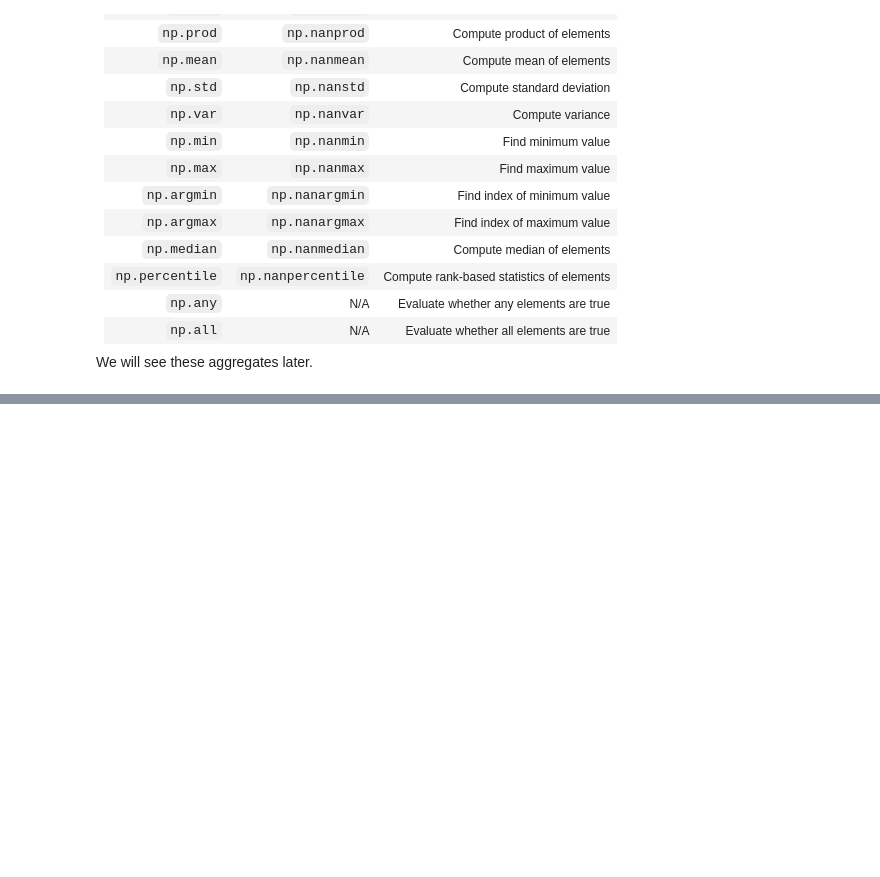
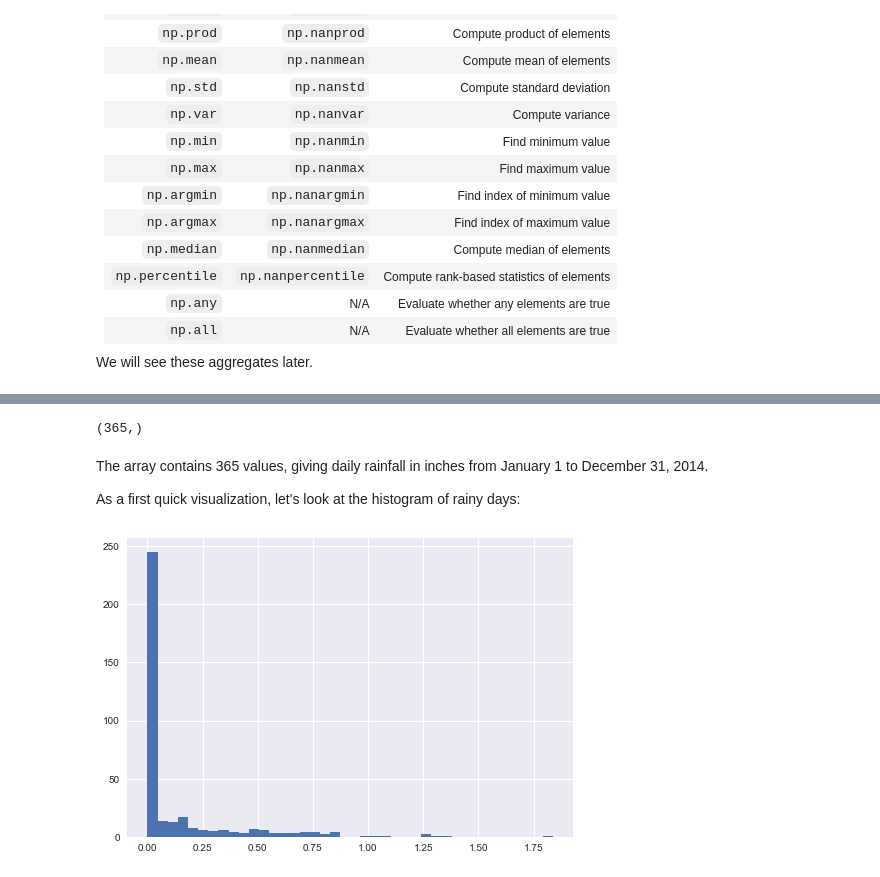
Before and after one commit to mohankgaddam/eas503ubcourse, a Jupyter notebook: notebooks/Numpy.ipynb, the cells around one changed output, grey strips where cells are left out. Saved outputs shown, nothing was run; the diff lists cells and outputs as text; code cells hidden in the pictures; blank space fills up the shorter version.

Commit message:
Full Numpy Notebook

```diff
--- a/notebooks/Numpy.ipynb
+++ b/notebooks/Numpy.ipynb
@@ -993,0 +1295,20 @@ We will see these aggregates later.
+# %%
+import numpy as np
+import csv
+
+rainfall = []
+with open('data/Seattle2014.csv') as f:
+    rd = csv.reader(f)
+    next(f)
+    for row in rd:
+        rainfall.append(float(row[3]))
+rainfall = np.array(rainfall)
+
+inches = rainfall / 254.0  # 1/10mm -> inches
+inches.shape
+# %% [output]
+(365,)
+# %% [markdown]
+The array contains 365 values, giving daily rainfall in inches from January 1 to December 31, 2014.
+
+As a first quick visualization, let's look at the histogram of rainy days:
@@ -993,0 +1319,4 @@ We will see these aggregates later.
+# %%
+plt.hist(inches, 40);
+# %% [output]
+[figure, added]
```
Also changed, not shown: parts of 206 cells of this notebook, 5 other files.
